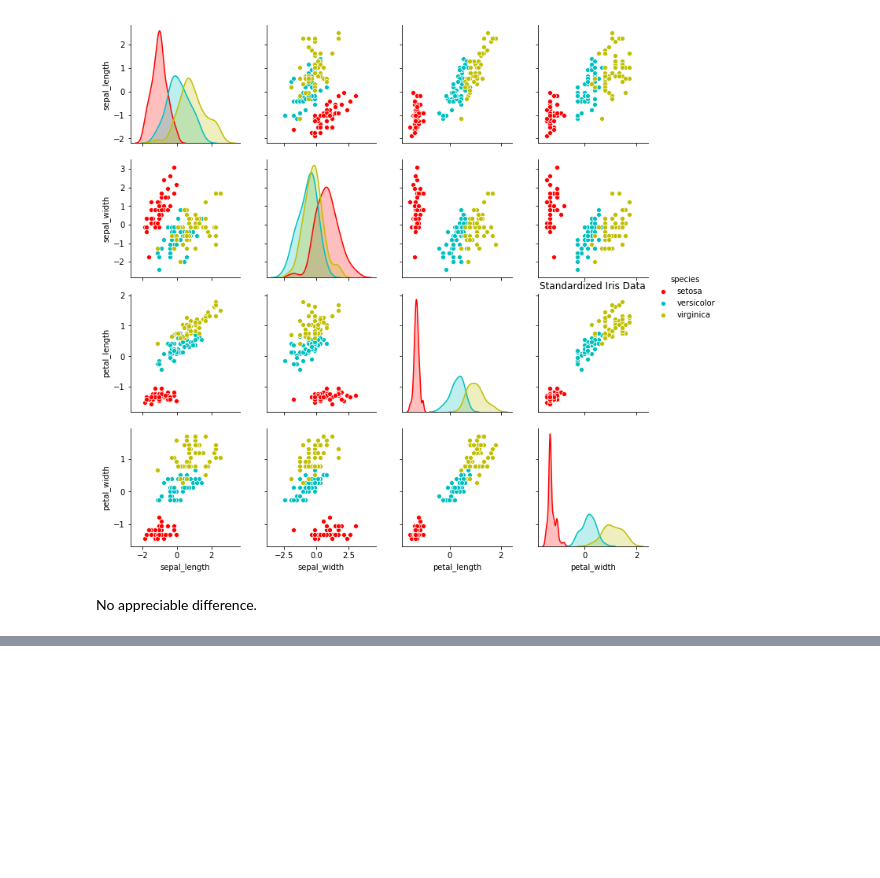
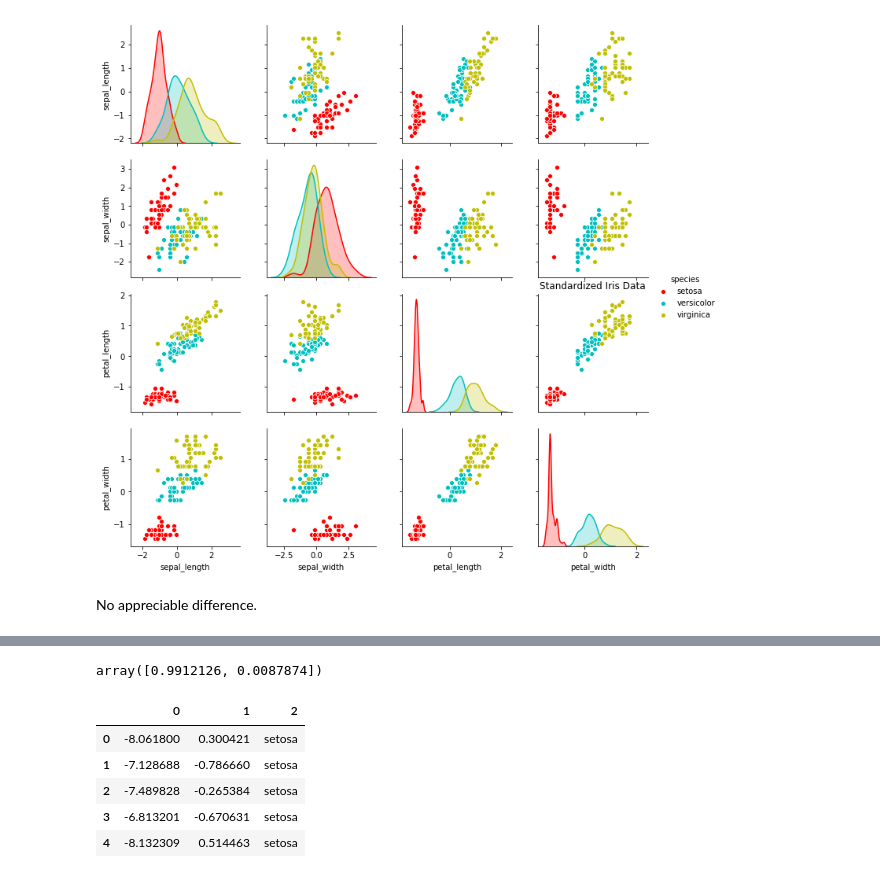
Before and after one commit to robahall/MLAlgoProjects, a Jupyter notebook: notebooks/1.0_rah_iris-kmeans.ipynb, the cells around one changed output, grey strips where cells are left out. Cells and saved outputs as stored; diff of their text form; code cells hidden in the pictures; blank space fills up the shorter version.

```diff
--- a/notebooks/1.0_rah_iris-kmeans.ipynb
+++ b/notebooks/1.0_rah_iris-kmeans.ipynb
@@ -258,0 +272,4 @@ No appreciable difference.
+# %%
+lda_var_ratios
+# %% [output]
+array([0.9912126, 0.0087874])
@@ -258,0 +285,9 @@ No appreciable difference.
+# %%
+iris_lda_df.head()
+# %% [output]
+|  | 0 | 1 | 2 |
+| 0 | -8.061800 | 0.300421 | setosa |
+| 1 | -7.128688 | -0.786660 | setosa |
+| 2 | -7.489828 | -0.265384 | setosa |
+| 3 | -6.813201 | -0.670631 | setosa |
+| 4 | -8.132309 | 0.514463 | setosa |
```
Also changed, not shown: parts of 13 cells of this notebook.
